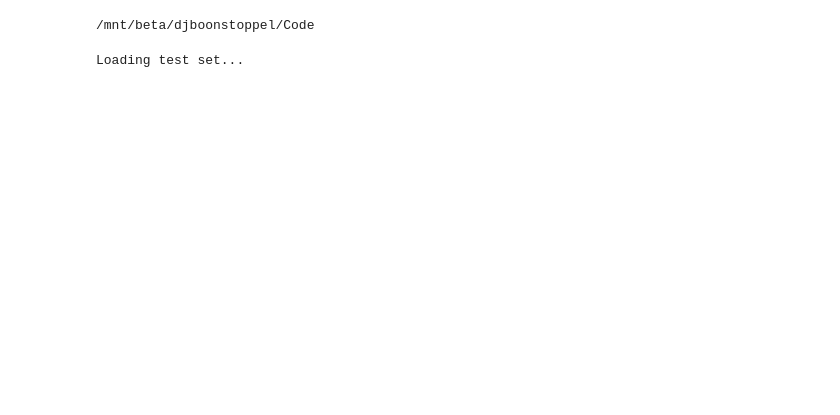
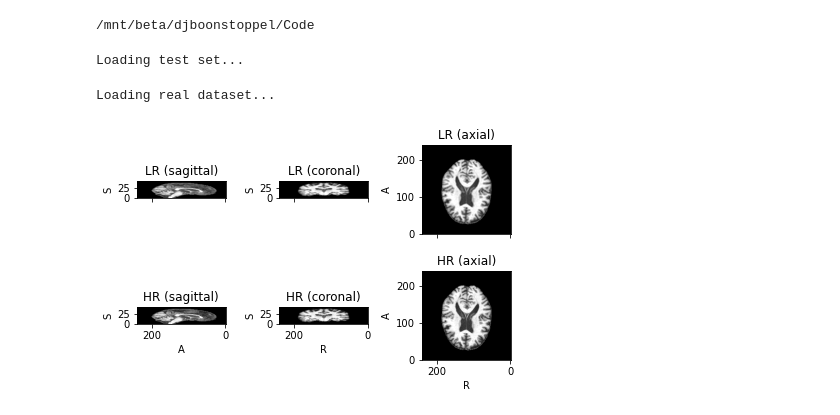
Before and after one commit to rienboonstoppel/SRGan, a Jupyter notebook: predict.ipynb, the cells around one changed output. Cells and saved outputs as stored; diff of their text form; code cells hidden in the pictures; blank space fills up the shorter version.

```diff
--- a/predict.ipynb
+++ b/predict.ipynb
@@ -40,3 +39,26 @@ test_set = tio.SubjectsDataset(
     test_subjects, transform=Normalize(std=std))
 # %% [output]
 Loading test set...
+# %%
+real_subjects = real_data()
+
+std = 0.3548
+
+transform = tio.Compose([
+    Normalize(std=std),
+    # tio.CropOrPad((224,224,45))
+])
+
+
+real_set = tio.SubjectsDataset(
+    real_subjects, transform=transform)
+
+real_set[0].plot()
+# print(real_set)
+# print(real_subjects)
+# print(real_subjects[0])
+# print(real_subjects[0]['HR'])
+# print(real_subjects[0]['HR'].numpy())
+# %% [output]
+Loading real dataset...
+[figure, added]
```
Also changed, not shown: parts of 12 cells of this notebook, 3 other files.
